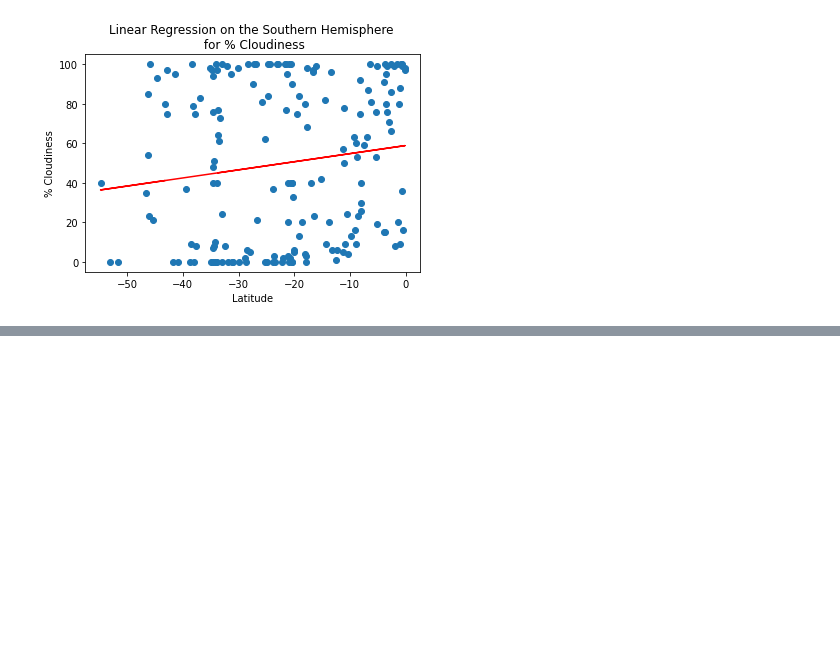
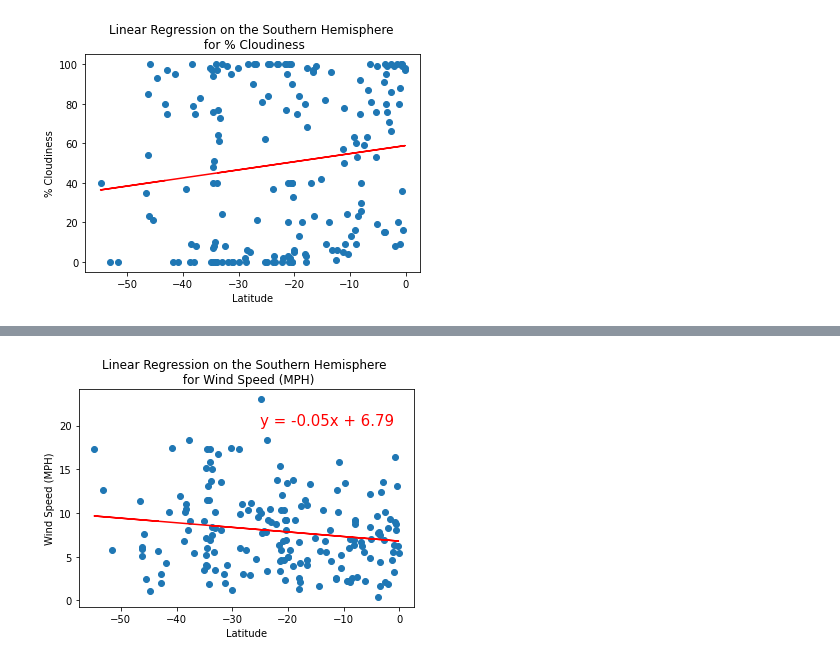
Before and after one commit to jmancini96/world_weather_analysis, a Jupyter notebook: WeatherPy.ipynb, the cells around one changed output, grey strips where cells are left out. Drawn from its saved outputs; the diff is of its cells as text; code cells hidden in the pictures; blank space fills up the shorter version.

```diff
--- a/WeatherPy.ipynb
+++ b/WeatherPy.ipynb
@@ -339,0 +342,8 @@ plot_linear_regression(x_values, y_values, 'Linear Regression on the Northern He
+# %%
+#linear regression on the southern hempisphere for wind speed
+x_values = southern_hemi_df["Lat"]
+y_values = southern_hemi_df["Wind Speed"]
+#call the function
+plot_linear_regression(x_values, y_values, 'Linear Regression on the Southern Hemisphere \n for Wind Speed (MPH)', 'Wind Speed (MPH)', (-25,20))
+# %% [output]
+[figure, added]
```
Also changed, not shown: parts of 1 cell of this notebook.
